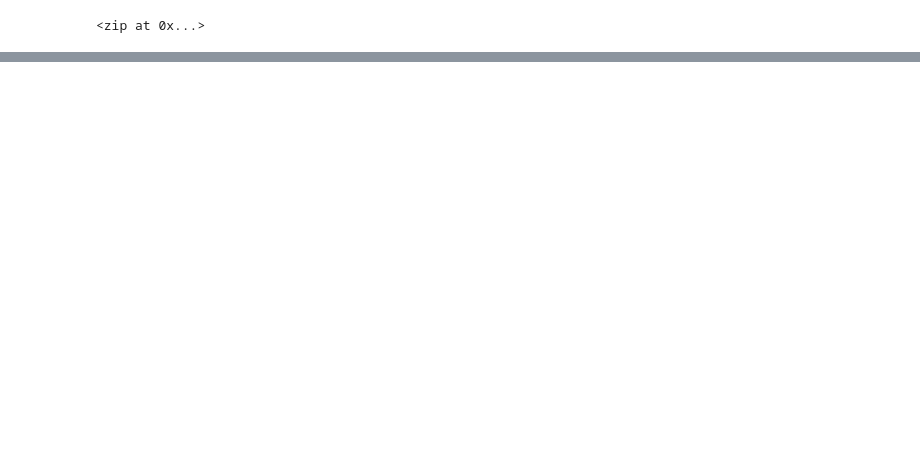
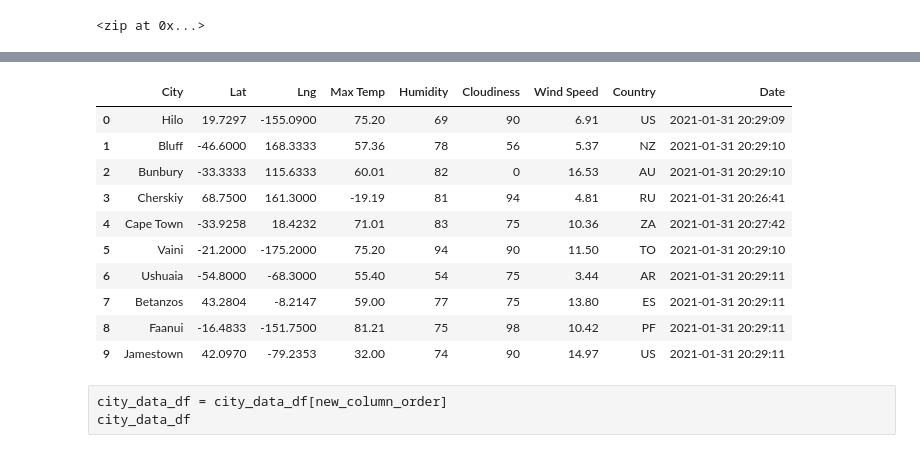
Before and after one commit to agnieszka-web/World_Weather_Analysis, a Jupyter notebook: WeatherPy.ipynb, the cells around one changed output, grey strips where cells are left out. Saved outputs shown, nothing was run; the diff lists cells and outputs as text; code cells hidden in the pictures; blank space fills up the shorter version.

```diff
--- a/WeatherPy.ipynb
+++ b/WeatherPy.ipynb
@@ -32,0 +39,3 @@ len(cities)
+# %%
+url = "http://api.openweathermap.org/data/2.5/weather?units=Imperial&APPID=" + "03fd5743b79ab30e80344599747a6fde"
+print(url)
@@ -32,0 +138,16 @@ len(cities)
+# %%
+# Convert the array of dictionaries to a Pandas DataFrame
+city_data_df = pd.DataFrame(city_data)
+city_data_df.head(10)
+# %% [output]
+|  | City | Lat | Lng | Max Temp | Humidity | Cloudiness | Wind Speed | Country | Date |
+| 0 | Hilo | 19.7297 | -155.0900 | 75.20 | 69 | 90 | 6.91 | US | 2021-01-31 20:29:09 |
+| 1 | Bluff | -46.6000 | 168.3333 | 57.36 | 78 | 56 | 5.37 | NZ | 2021-01-31 20:29:10 |
+| 2 | Bunbury | -33.3333 | 115.6333 | 60.01 | 82 | 0 | 16.53 | AU | 2021-01-31 20:29:10 |
+| 3 | Cherskiy | 68.7500 | 161.3000 | -19.19 | 81 | 94 | 4.81 | RU | 2021-01-31 20:26:41 |
+| 4 | Cape Town | -33.9258 | 18.4232 | 71.01 | 83 | 75 | 10.36 | ZA | 2021-01-31 20:27:42 |
+| 5 | Vaini | -21.2000 | -175.2000 | 75.20 | 94 | 90 | 11.50 | TO | 2021-01-31 20:29:10 |
+| 6 | Ushuaia | -54.8000 | -68.3000 | 55.40 | 54 | 75 | 3.44 | AR | 2021-01-31 20:29:11 |
+| 7 | Betanzos | 43.2804 | -8.2147 | 59.00 | 77 | 75 | 13.80 | ES | 2021-01-31 20:29:11 |
+| 8 | Faanui | -16.4833 | -151.7500 | 81.21 | 75 | 98 | 10.42 | PF | 2021-01-31 20:29:11 |
+| 9 | Jamestown | 42.0970 | -79.2353 | 32.00 | 74 | 90 | 14.97 | US | 2021-01-31 20:29:11 |
@@ -32,0 +156,3 @@ len(cities)
+# %% [raw]
+city_data_df = city_data_df[new_column_order]
+city_data_df
```
Also changed, not shown: parts of 7 cells of this notebook, 3 other files.
